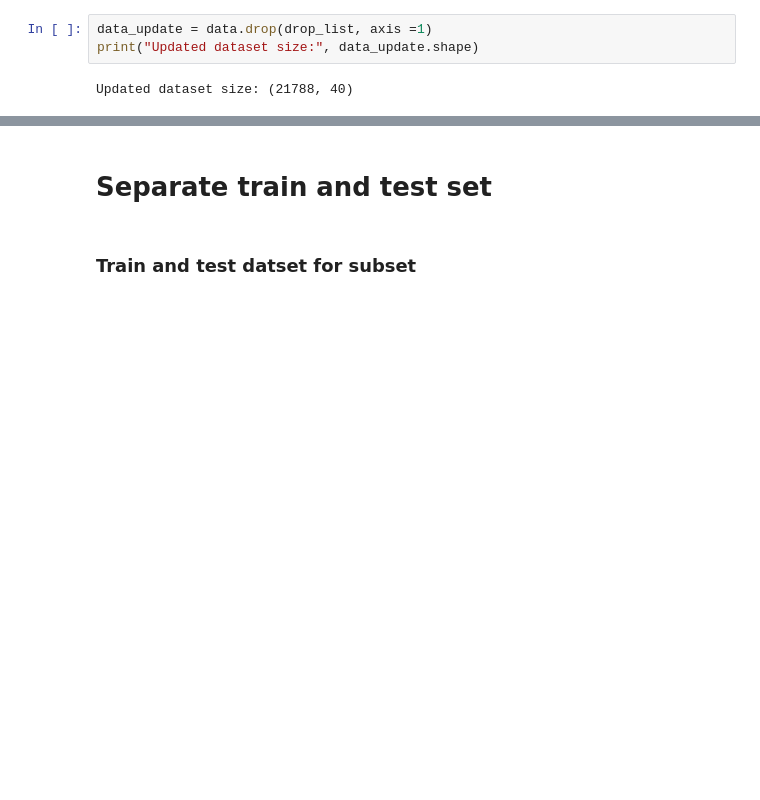
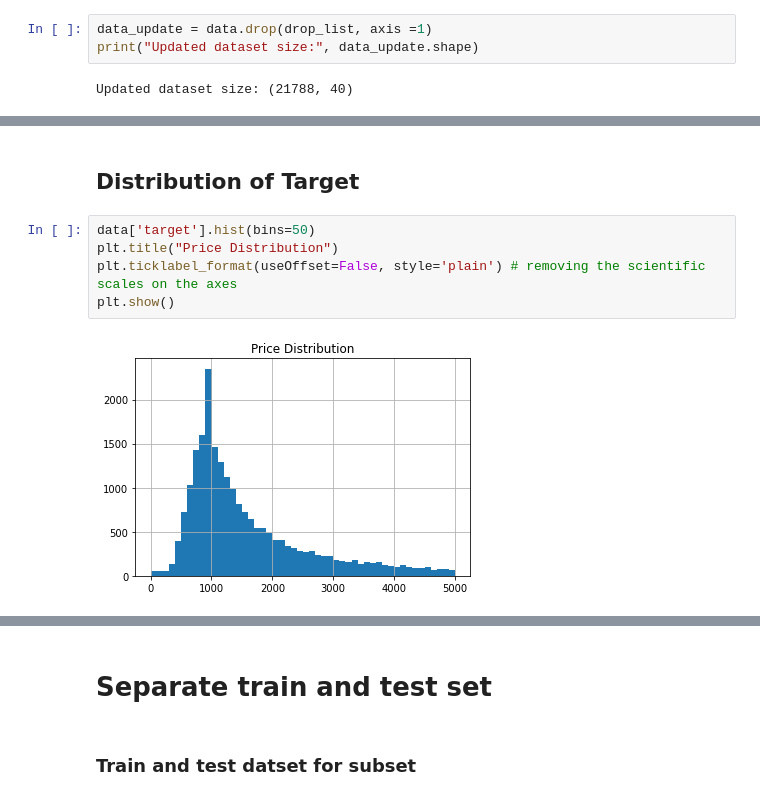
Before and after one commit to rajadevineni/Applied_ML_Coding_Exam1, a Jupyter notebook: Exam_1_Drive_copy.ipynb, the cells around one changed output, grey strips where cells are left out. Drawn from its saved outputs; the diff is of its cells as text; blank space fills up the shorter version.

```diff
--- a/Exam_1_Drive_copy.ipynb
+++ b/Exam_1_Drive_copy.ipynb
@@ -228,0 +272,9 @@ Updated dataset size: (21788, 40)
+# %% [markdown]
+## **Distribution of Target**
+# %%
+data['target'].hist(bins=50)
+plt.title("Price Distribution")
+plt.ticklabel_format(useOffset=False, style='plain') # removing the scientific scales on the axes
+plt.show()
+# %% [output]
+[figure, added]
```
Also changed, not shown: parts of 14 cells of this notebook.
